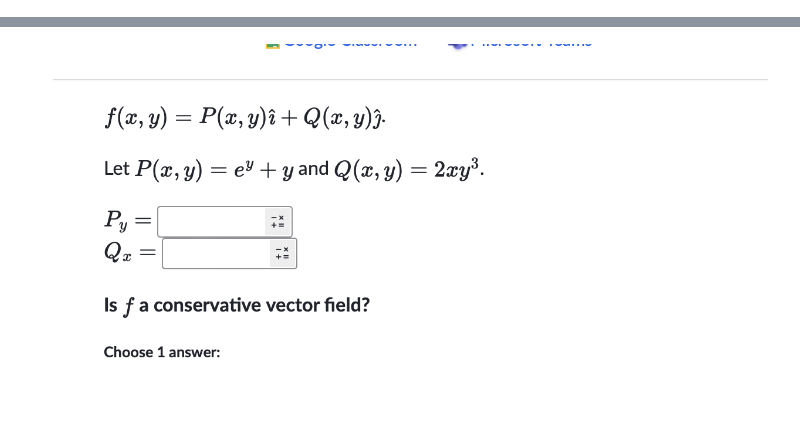
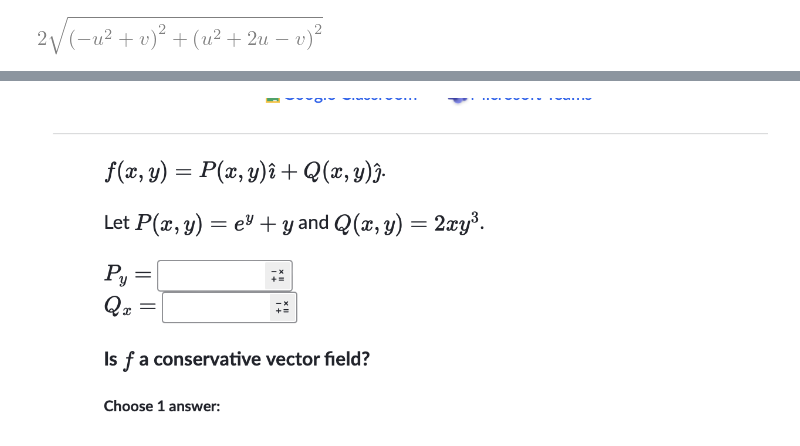
Before and after one commit to VrindavanSanap/sympy, a Jupyter notebook: notebook.ipynb, the cells around one changed output, grey strips where cells are left out. Drawn from its saved outputs; the diff is of its cells as text; code cells hidden in the pictures; blank space fills up the shorter version.

```diff
--- a/notebook.ipynb
+++ b/notebook.ipynb
@@ -0,0 +6,10 @@
+# %%
+u, v= symbols("u v")
+x = -u**2 + v
+y = u**2 + 2*u - v
+f = sp.sqrt(x**2 + y**2)
+J = Matrix([[x.diff(u), x.diff(v)], [y.diff(u) ,y.diff(v)]])
+integrand = f * abs(J.det())
+integrand
+# %% [output]
+[figure, added]
```
Also changed, not shown: parts of 37 cells of this notebook.
